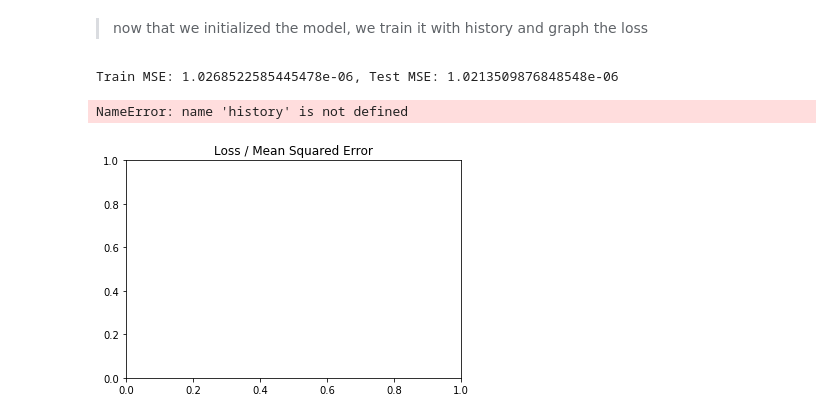
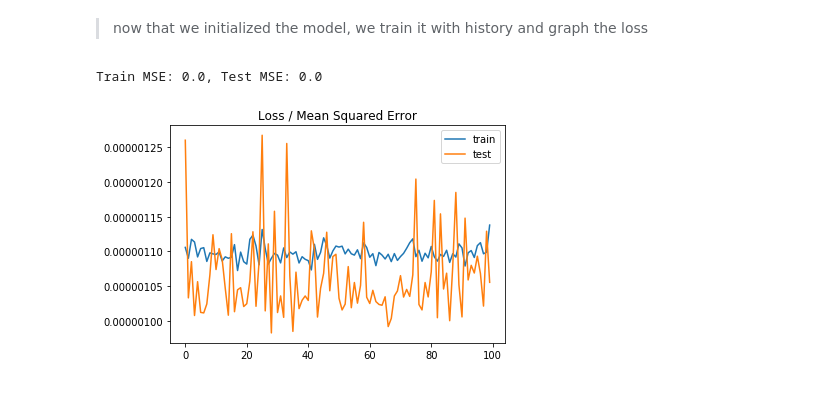
Before and after one commit to PaulBFB/neural_networks_functions, a Jupyter notebook: loss_functions_graphical.ipynb, the cells around one changed output. Drawn from its saved outputs; the diff is of its cells as text; code cells hidden in the pictures.

Commit message:
modified: corrected errors in the graphics

```diff
--- a/loss_functions_graphical.ipynb
+++ b/loss_functions_graphical.ipynb
@@ -71,29 +71,28 @@ sequential_model.compile(loss='mean_squared_error',
 # %%
 import matplotlib.pyplot as plt
 
 
 # train the model on our test data in 100 epochs
 loss_history = sequential_model.fit(train_X, train_y,
                                     validation_data=(test_X, test_y),
                                     epochs=100,
                                     verbose=0)
 
 # get the final train and test MSE of the model
 train_mse = sequential_model.evaluate(train_X, train_y,
                                       verbose=0)
 
 test_mse = sequential_model.evaluate(test_X, test_y,
                                      verbose=0)
 
-print(f'Train MSE: {train_mse}, Test MSE: {test_mse} \n')
+print(f'Train MSE: {round(train_mse, 4)}, Test MSE: {round(test_mse, 4)} \n')
 
-# plot loss over the trainingh epochs
+# plot loss over the training epochs
 plt.title('Loss / Mean Squared Error')
-plt.plot(history.history['loss'], label='train')
-plt.plot(history.history['val_loss'], label='test')
+plt.plot(loss_history.history['loss'], label='train')
+plt.plot(loss_history.history['val_loss'], label='test')
 plt.legend()
 plt.show()
 # %% [output]
-Train MSE: 1.0268522585445478e-06, Test MSE: 1.0213509876848548e-06
+Train MSE: 0.0, Test MSE: 0.0
-NameError: name 'history' is not defined
-[figure, old version]
+[figure, new version]
```
